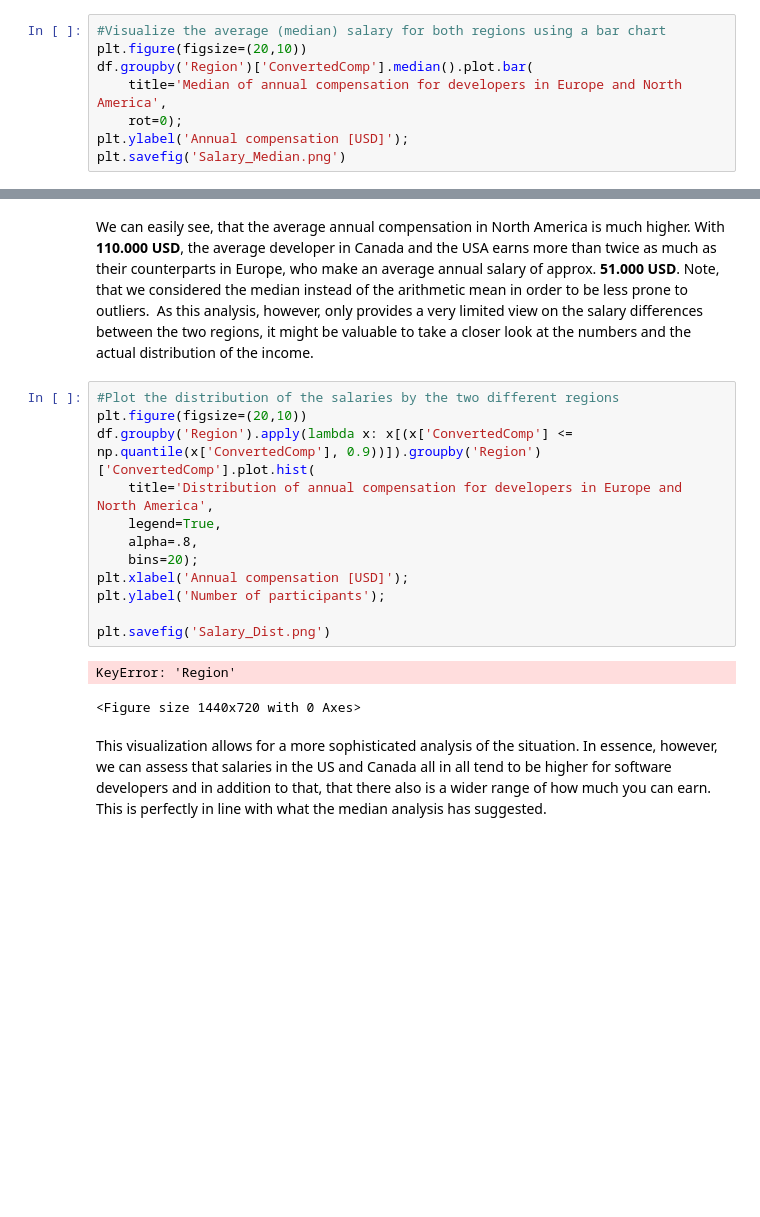
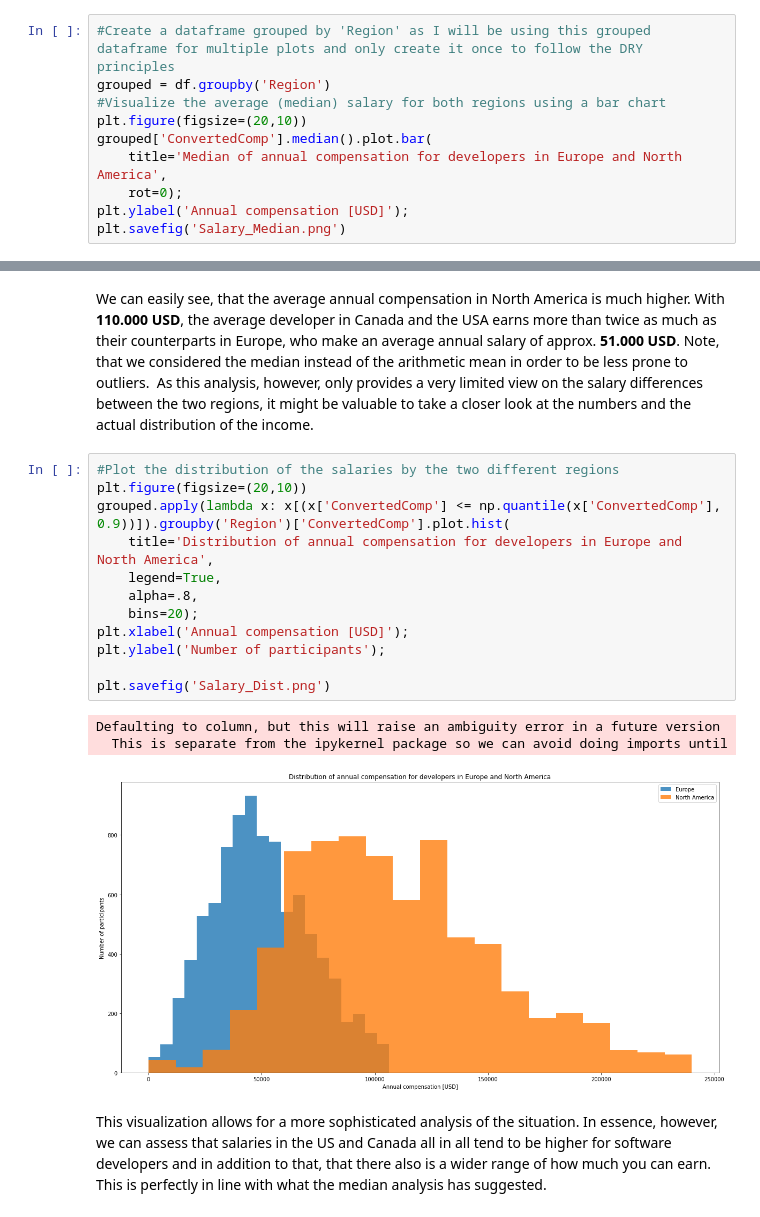
Before and after one commit to fmstahl/Data_Science_Blog_Post, a Jupyter notebook: Udacity Data Science Nano Degree Blog Post.ipynb, the cells around one changed output, grey strips where cells are left out. Drawn from its saved outputs; the diff is of its cells as text; blank space fills up the shorter version.

```diff
--- a/Udacity Data Science Nano Degree Blog Post.ipynb
+++ b/Udacity Data Science Nano Degree Blog Post.ipynb
@@ -229,9 +236,11 @@ Europe            51704.0
 North America    110000.0
 Name: ConvertedComp, dtype: float64
 # %%
+#Create a dataframe grouped by 'Region' as I will be using this grouped dataframe for multiple plots and only create it once to follow the DRY principles
+grouped = df.groupby('Region')
 #Visualize the average (median) salary for both regions using a bar chart
 plt.figure(figsize=(20,10))
-df.groupby('Region')['ConvertedComp'].median().plot.bar(
+grouped['ConvertedComp'].median().plot.bar(
     title='Median of annual compensation for developers in Europe and North America',
     rot=0);
 plt.ylabel('Annual compensation [USD]');
@@ -244,18 +253,19 @@ As this analysis, however, only provides a very limited view on the salary diffe
 # %%
 #Plot the distribution of the salaries by the two different regions
 plt.figure(figsize=(20,10))
-df.groupby('Region').apply(lambda x: x[(x['ConvertedComp'] <= np.quantile(x['ConvertedComp'], 0.9))]).groupby('Region')['ConvertedComp'].plot.hist(
+grouped.apply(lambda x: x[(x['ConvertedComp'] <= np.quantile(x['ConvertedComp'], 0.9))]).groupby('Region')['ConvertedComp'].plot.hist(
     title='Distribution of annual compensation for developers in Europe and North America',
     legend=True,
     alpha=.8,
     bins=20);
 plt.xlabel('Annual compensation [USD]');
 plt.ylabel('Number of participants');
 
 plt.savefig('Salary_Dist.png')
 # %% [output]
-KeyError: 'Region'
+Defaulting to column, but this will raise an ambiguity error in a future version
+  This is separate from the ipykernel package so we can avoid doing imports until
-<Figure size 1440x720 with 0 Axes>
+[figure, added]
 # %% [markdown]
 This visualization allows for a more sophisticated analysis of the situation. In essence, however, we can assess that salaries in the US and Canada all in all tend to be higher for software developers and in addition to that, that there also is a wider range of how much you can earn. This is perfectly in line with what the median analysis has suggested.
 # %% [markdown]
```
Also changed, not shown: parts of 7 cells of this notebook.
